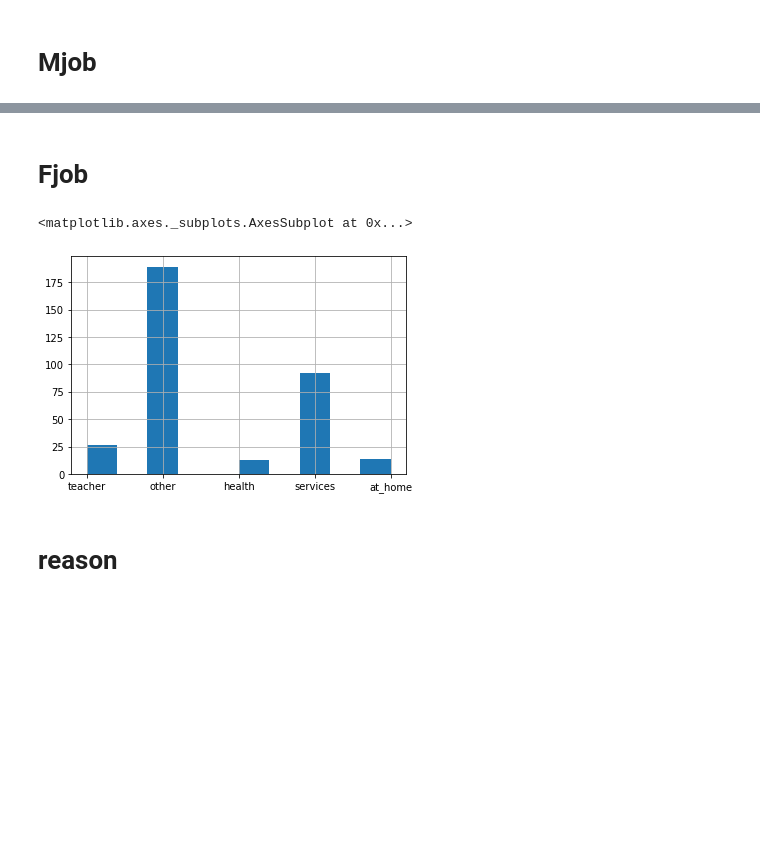
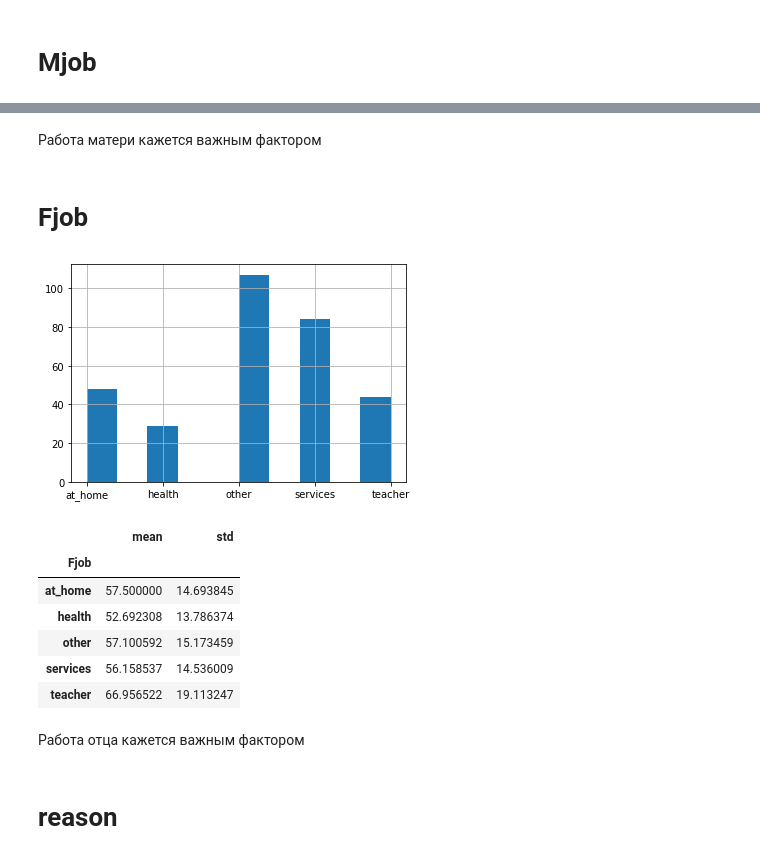
Before and after one commit to HeySlava/projects, a Jupyter notebook: module_2/Разведовательный анализ данных.ipynb, the cells around one changed output, grey strips where cells are left out. Cells and saved outputs as stored; diff of their text form; code cells hidden in the pictures; blank space fills up the shorter version.

```diff
--- a/module_2/Разведовательный анализ данных.ipynb
+++ b/module_2/Разведовательный анализ данных.ipynb
@@ -134,0 +171,4 @@ memory usage: 92.7+ KB
+# %%
+stud = stud[stud.score != 0] # исключение 0
+
+stud.dropna(subset=['score'], inplace=True) # исключение пропусков
@@ -157,8 +252,9 @@ Name: address, dtype: float64
 # %%
-clean = (lambda x : None if pd.isnull(x) # функция для преобразования пропусков к None
-   else None if str.lower(x) == 'nan'
-   else None if x.strip == ''
-   else x.strip())
+clean = (lambda x :
+         None if pd.isnull(x) # функция для преобразования пропусков к None
+         else None if str.lower(x) == 'nan'
+         else None if x.strip == ''
+         else x.strip())
 # %%
 stud.address = stud.address.apply(clean).apply(lambda x: 'U' if x == None else x) # заполнение пропусков самым частым значением
 # %% [markdown]
@@ -206,4 +318,4 @@ array([ 4.,  1.,  2.,  3., 40., nan,  0.])
 # %%
 stud.loc[stud.Fedu == 40, 'Fedu'] = 4 # исправление опечатки
 # %%
-stud = stud[~stud.Fedu.isnull()] # исключение пропусков, т.к. нет ярко выраженного признака Fedu
+stud.dropna(subset=['Fedu'], inplace=True)  # исключение пропусков, т.к. нет ярко выраженного признака Fedu
@@ -218,15 +340,27 @@ stud.Mjob.hist()
 # %%
 stud.Mjob = stud.Mjob.apply(lambda x: 'other' if x == None else x) # заполнение пропусков значениями other
+# %% [markdown]
+Работа матери кажется важным фактором
 # %% [markdown]
 # Fjob
 # %%
-stud.Fjob = stud.Fjob.apply(clean)  # заполнение пропусков None
-stud.Fjob.hist()
+stud.Mjob = stud.Mjob.apply(clean) # заполнение пропусков None
+stud.Mjob.hist()
+plt.show()
+stud.groupby('Fjob')['score'].agg([np.mean, np.std])
 # %% [output]
-<matplotlib.axes._subplots.AxesSubplot at 0x...>
-[figure, old version]
+[figure, new version]
+|  | mean | std |
+| Fjob |  |  |
+| at_home | 57.500000 | 14.693845 |
+| health | 52.692308 | 13.786374 |
+| other | 57.100592 | 15.173459 |
+| services | 56.158537 | 14.536009 |
+| teacher | 66.956522 | 19.113247 |
 # %%
 stud.Fjob = stud.Fjob.apply(lambda x: 'other' if x == None else x )  # заполнение пропусков значениями other
+# %% [markdown]
+Работа отца кажется важным фактором
 # %% [markdown]
 # reason
 # %%
```
Also changed, not shown: parts of 38 cells of this notebook, 1 other file.
